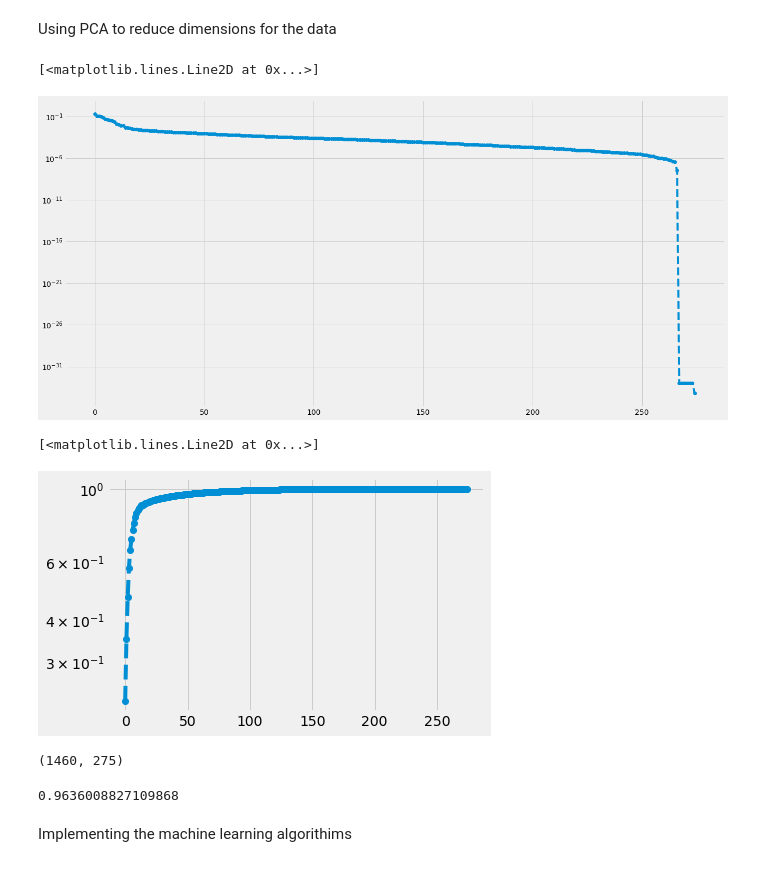
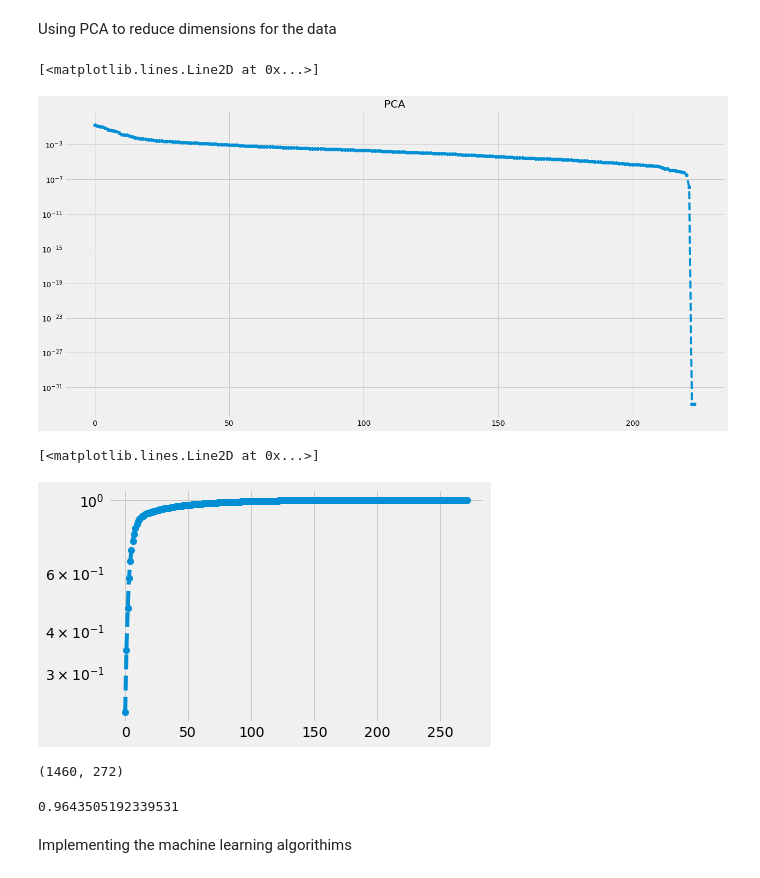
Before and after one commit to ariani86/Machine_Learning_Prohect, a Jupyter notebook: MLKaggleCodeWarriors.ipynb, the cells around one changed output. Cells and saved outputs as stored; diff of their text form; code cells hidden in the pictures.

```diff
--- a/MLKaggleCodeWarriors.ipynb
+++ b/MLKaggleCodeWarriors.ipynb
@@ -245,7 +245,7 @@ train['TotalSF'] = (
 # %%
 columnsofneed = train.columns
 columnsofneed = columnsofneed.drop(['Id','Alley','PoolQC','Fence','MiscFeature','SalePrice','BsmtFinSF1',
-                                    'BsmtFinSF2','1stFlrSF','2ndFlrSF','Utilities'])
+                                    'BsmtFinSF2','1stFlrSF','2ndFlrSF','Utilities','BsmtFullBath','BsmtHalfBath','KitchenAbvGr'])
 # %%
 train["LotFrontage"] = train.groupby("Neighborhood")["LotFrontage"].transform(
     lambda x: x.fillna(x.median()))
@@ -357,24 +367,29 @@ X = X_train[columnsofneed]
+# %%
+X = train[columnsofneed]
+standardized_X = preprocessing.scale(X)
+normalized_X = preprocessing.normalize(X)
 # %%
 from sklearn.decomposition import PCA
-X = pd.get_dummies(X,drop_first=True,dummy_na=False) #dummy_na=True creates NA columns for category features w/ NA
-pca = PCA().fit(X)
+x = pd.get_dummies(X,drop_first=True,dummy_na=False) #dummy_na=True creates NA columns for category features w/ NA
+pca = PCA().fit(x)
 # %%
 plt.figure(figsize=(20,10))
+plt.title('PCA')
 plt.semilogy(pca.explained_variance_ratio_, '--o')
 # %% [output]
 [<matplotlib.lines.Line2D at 0x...>]
-[figure, old version]
+[figure, new version]
 # %%
 plt.semilogy(pca.explained_variance_ratio_.cumsum(), '--o')
 # %% [output]
 [<matplotlib.lines.Line2D at 0x...>]
-[figure, old version]
+[figure, new version]
 # %%
-X.shape
+x.shape
 # %% [output]
-(1460, 275)
+(1460, 272)
 # %%
 pca.explained_variance_ratio_.cumsum()[50]
 # %% [output]
-0.9636008827109868
+0.9643505192339531
 # %%
```
Also changed, not shown: parts of 51 cells of this notebook.
